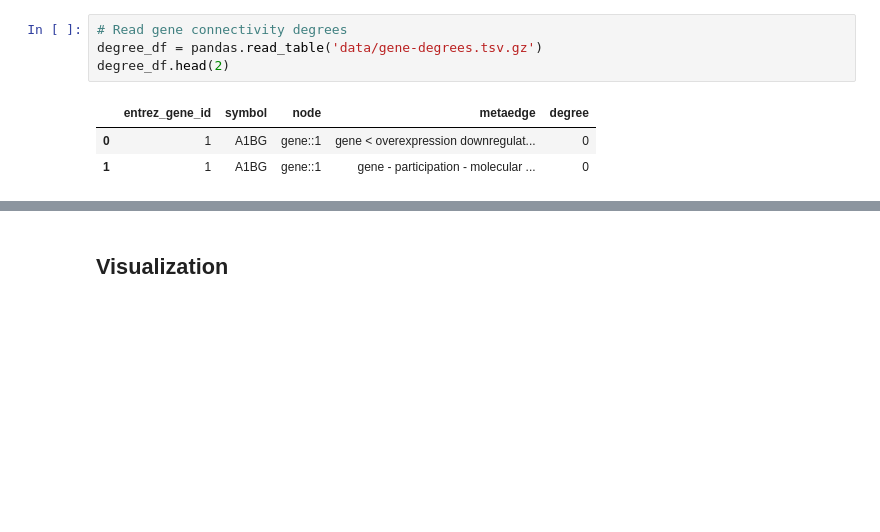
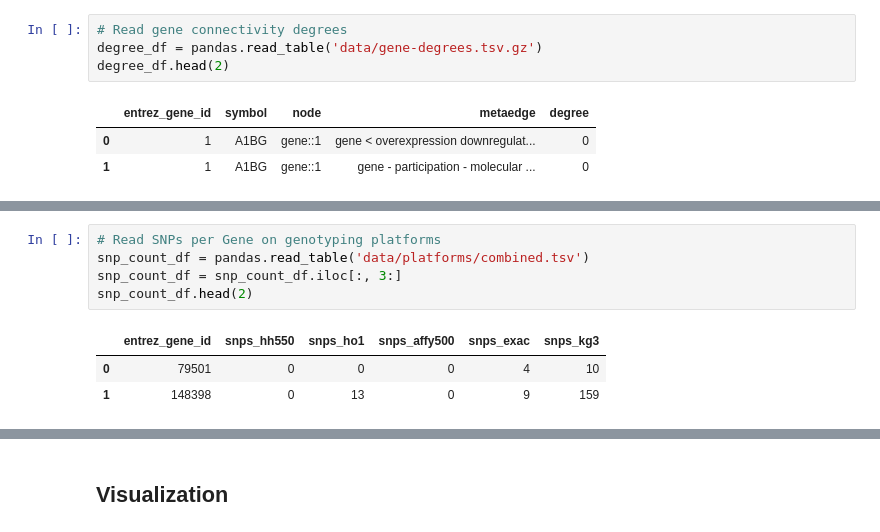
Before and after one commit to dhimmel/snplentiful, a Jupyter notebook: combine-SNPs-with-degrees.ipynb, the cells around one changed output, grey strips where cells are left out. Saved outputs shown, nothing was run; the diff lists cells and outputs as text; blank space fills up the shorter version.

```diff
--- a/combine-SNPs-with-degrees.ipynb
+++ b/combine-SNPs-with-degrees.ipynb
@@ -46,3 +20,12 @@ snp_count_df.head(2)
+# %%
+# Read SNPs per Gene on genotyping platforms
+snp_count_df = pandas.read_table('data/platforms/combined.tsv')
+snp_count_df = snp_count_df.iloc[:, 3:]
+snp_count_df.head(2)
+# %% [output]
+|  | entrez_gene_id | snps_hh550 | snps_ho1 | snps_affy500 | snps_exac | snps_kg3 |
+| 0 | 79501 | 0 | 0 | 0 | 4 | 10 |
+| 1 | 148398 | 0 | 13 | 0 | 9 | 159 |
 # %%
 long_df = degree_df.merge(snp_count_df)
 assert not any(long_df.duplicated(['entrez_gene_id', 'metaedge']))
```
Also changed, not shown: parts of 5 cells of this notebook, 35 other files.
